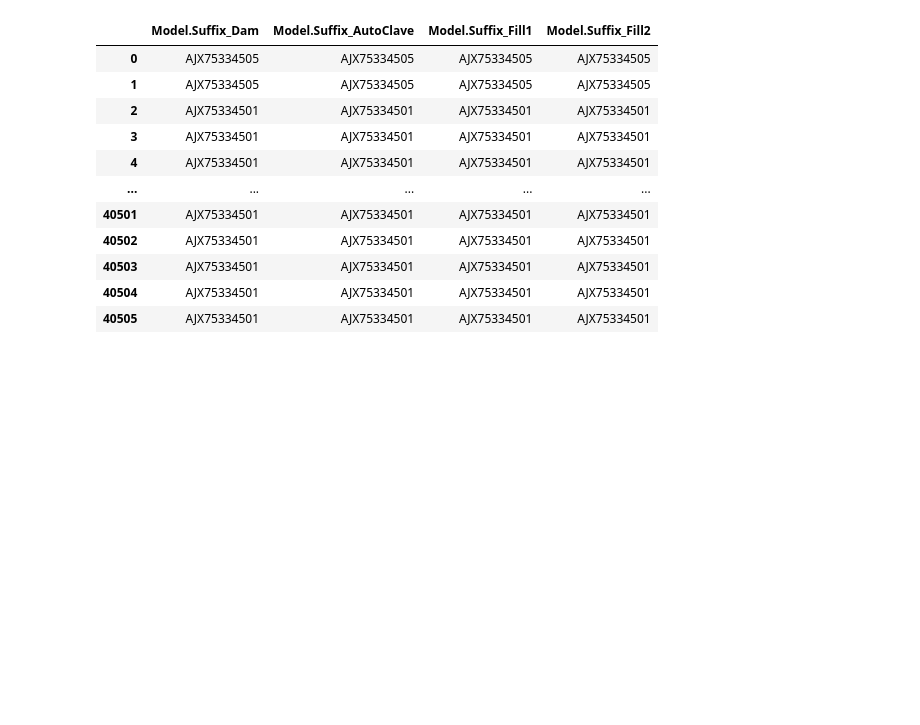
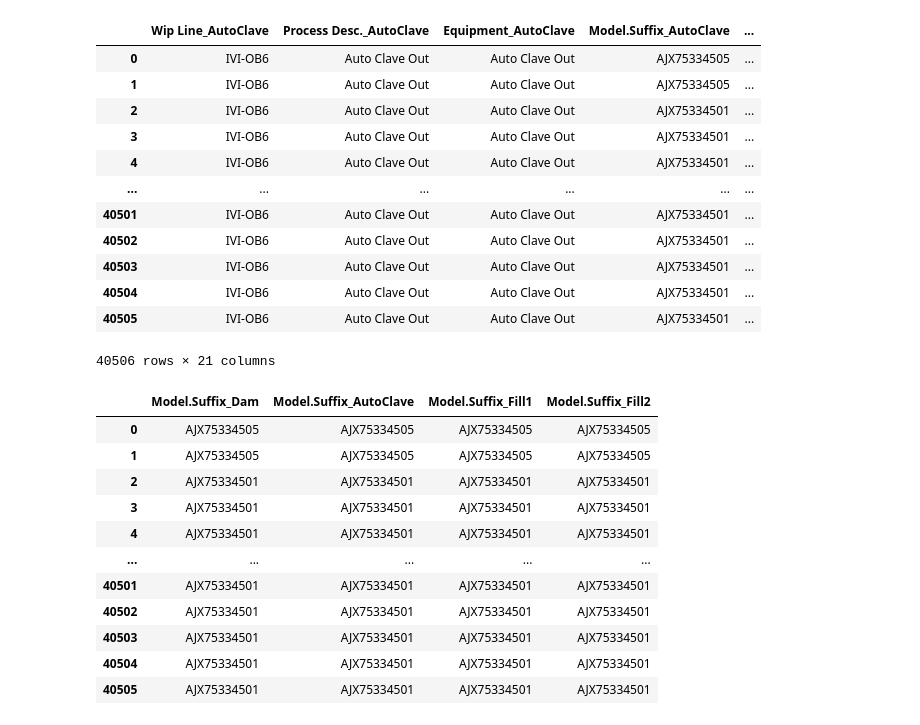
Before and after one commit to Downy-newlearner/find_abnormal, a Jupyter notebook: column_describing/autoclave_describing.ipynb, the cells around one changed output. Cells and saved outputs as stored; diff of their text form; code cells hidden in the pictures; blank space fills up the shorter version.

```diff
--- a/column_describing/autoclave_describing.ipynb
+++ b/column_describing/autoclave_describing.ipynb
@@ -2,7 +2,25 @@
 import pandas as pd
 import numpy as np
 # %%
-train_second = pd.read_csv('C:/lg_capstone/find_abnormal/data/train_second.csv')
+train_second = pd.read_csv('C:/lg_capstone/find_abnormal/data/train_begin.csv')
+# %%
+# train_second 데이터프레임의 컬럼 중 '_AutoClave'로 끝나는 컬럼만 추출
+train_second_autoclave = train_second.filter(regex='_AutoClave$', axis=1)
+train_second_autoclave
+# %% [output]
+|  | Wip Line_AutoClave | Process Desc._AutoClave | Equipment_AutoClave | Model.Suffix_AutoClave | ... |
+| 0 | IVI-OB6 | Auto Clave Out | Auto Clave Out | AJX75334505 | ... |
+| 1 | IVI-OB6 | Auto Clave Out | Auto Clave Out | AJX75334505 | ... |
+| 2 | IVI-OB6 | Auto Clave Out | Auto Clave Out | AJX75334501 | ... |
+| 3 | IVI-OB6 | Auto Clave Out | Auto Clave Out | AJX75334501 | ... |
+| 4 | IVI-OB6 | Auto Clave Out | Auto Clave Out | AJX75334501 | ... |
+| ... | ... | ... | ... | ... | ... |
+| 40501 | IVI-OB6 | Auto Clave Out | Auto Clave Out | AJX75334501 | ... |
+| 40502 | IVI-OB6 | Auto Clave Out | Auto Clave Out | AJX75334501 | ... |
+| 40503 | IVI-OB6 | Auto Clave Out | Auto Clave Out | AJX75334501 | ... |
+| 40504 | IVI-OB6 | Auto Clave Out | Auto Clave Out | AJX75334501 | ... |
+| 40505 | IVI-OB6 | Auto Clave Out | Auto Clave Out | AJX75334501 | ... |
+40506 rows × 21 columns
 # %%
 # train_second의 "Model.Suffix"으로 시작하는 이름의 컬럼 모두 불러오기
 Model_Suffix = train_second[train_second.columns[train_second.columns.str.startswith('Model.Suffix')]] #1
```
Also changed, not shown: 4 other files.
